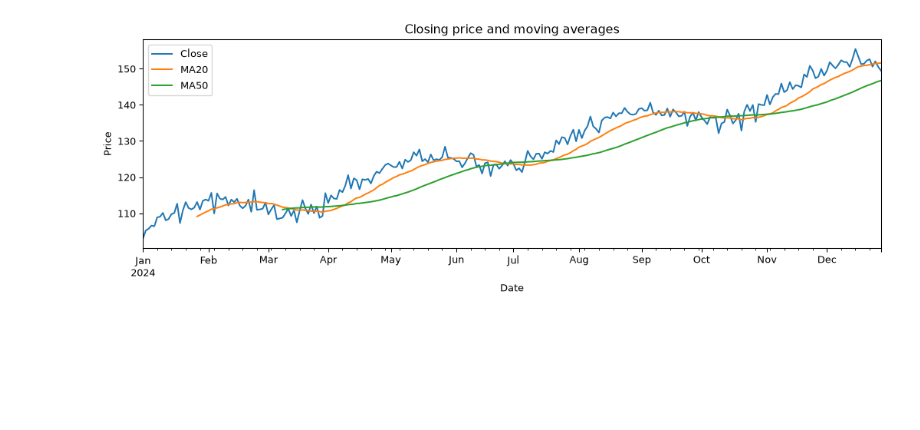
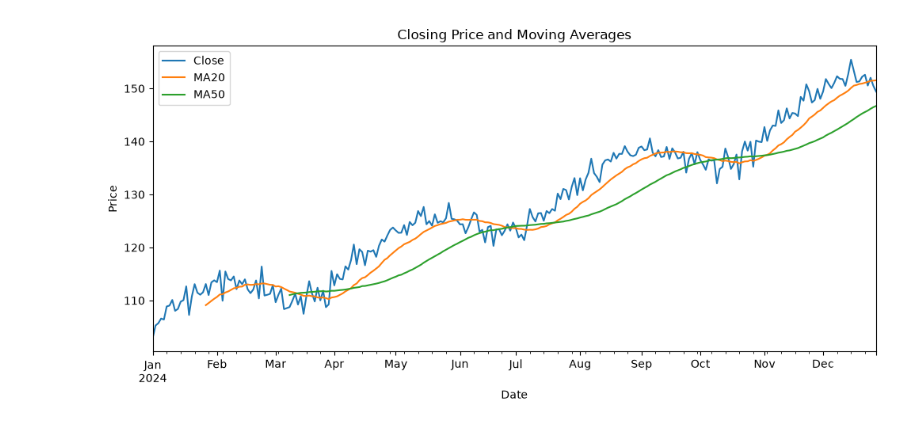
Before and after one commit to AlbatrossC/sppu-academics, a Jupyter notebook: sppucodes/answers/dmv/13_stock_time_series.ipynb, the cells around one changed output. Drawn from its saved outputs; the diff is of its cells as text; code cells hidden in the pictures; blank space fills up the shorter version.

```diff
--- a/sppucodes/answers/dmv/13_stock_time_series.ipynb
+++ b/sppucodes/answers/dmv/13_stock_time_series.ipynb
@@ -5,10 +9,13 @@
 # %%
-import numpy as np
 import pandas as pd
 import matplotlib.pyplot as plt
 
-stocks = pd.read_csv("Stock_Prices.csv", parse_dates=["Date"]).sort_values("Date").set_index("Date")
-print("Rows and columns:", stocks.shape)
-print(stocks.head().to_string())
-print("Date span:", stocks.index.min().date(), "to", stocks.index.max().date())
+df = pd.read_csv("Stock_Prices.csv")
+df["Date"] = pd.to_datetime(df["Date"])
+df = df.sort_values("Date").set_index("Date")
+
+print(df.head())
+df.info()
+print("Missing Values:")
+print(df.isnull().sum())
 # %% [output]
@@ -24,10 +49,13 @@ Date span: 2024-01-01 to 2024-12-27
 # %%
-# Plot historical prices and 20/50-day rolling averages.
-stocks["MA20"] = stocks["Close"].rolling(20).mean()
-stocks["MA50"] = stocks["Close"].rolling(50).mean()
-stocks[["Close", "MA20", "MA50"]].plot(figsize=(11, 4), title="Closing price and moving averages")
+# Moving averages
+df["MA20"] = df["Close"].rolling(window=20).mean()
+df["MA50"] = df["Close"].rolling(window=50).mean()
+
+df[["Close", "MA20", "MA50"]].plot(figsize=(10, 5))
+plt.title("Closing Price and Moving Averages")
+plt.xlabel("Date")
 plt.ylabel("Price")
 plt.tight_layout()
 plt.show()
 # %% [output]
-[figure, old version]
+[figure, new version]
```
Also changed, not shown: parts of 13 cells of this notebook, 10 other files.
